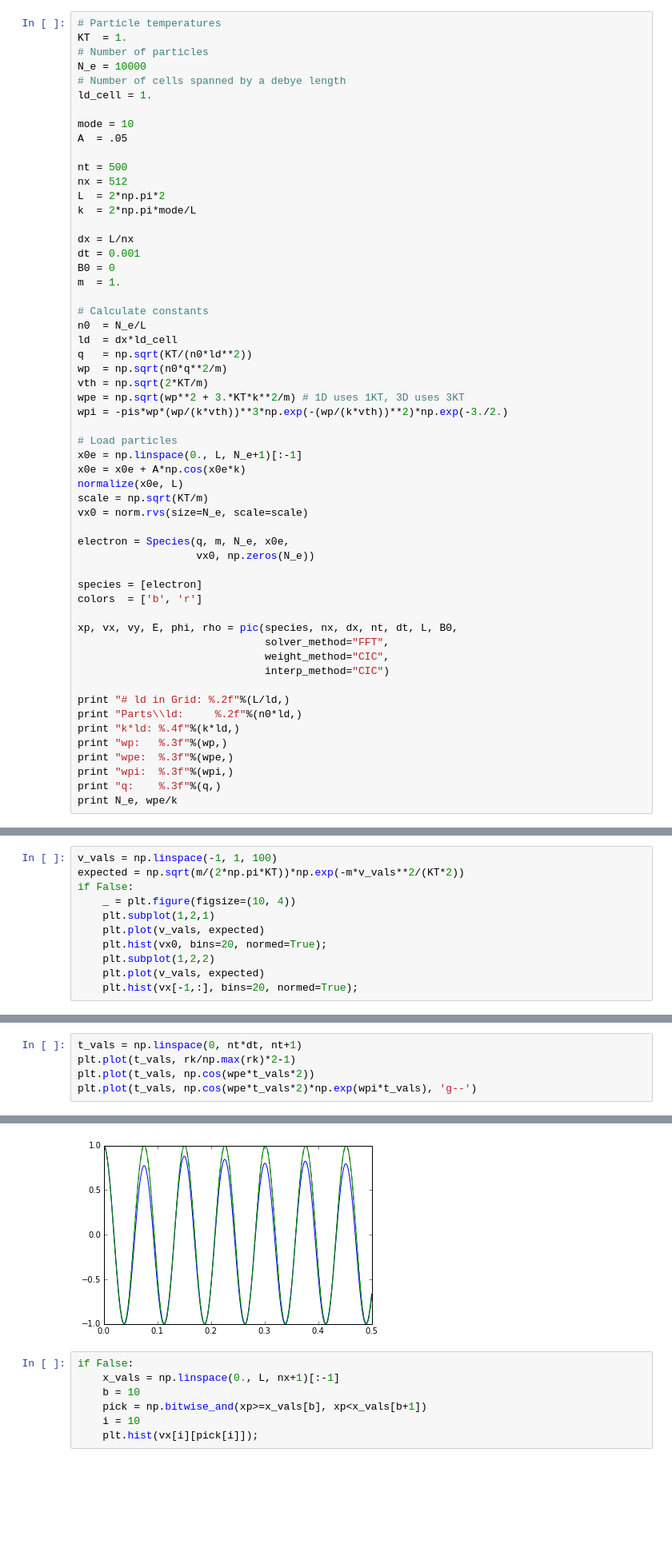
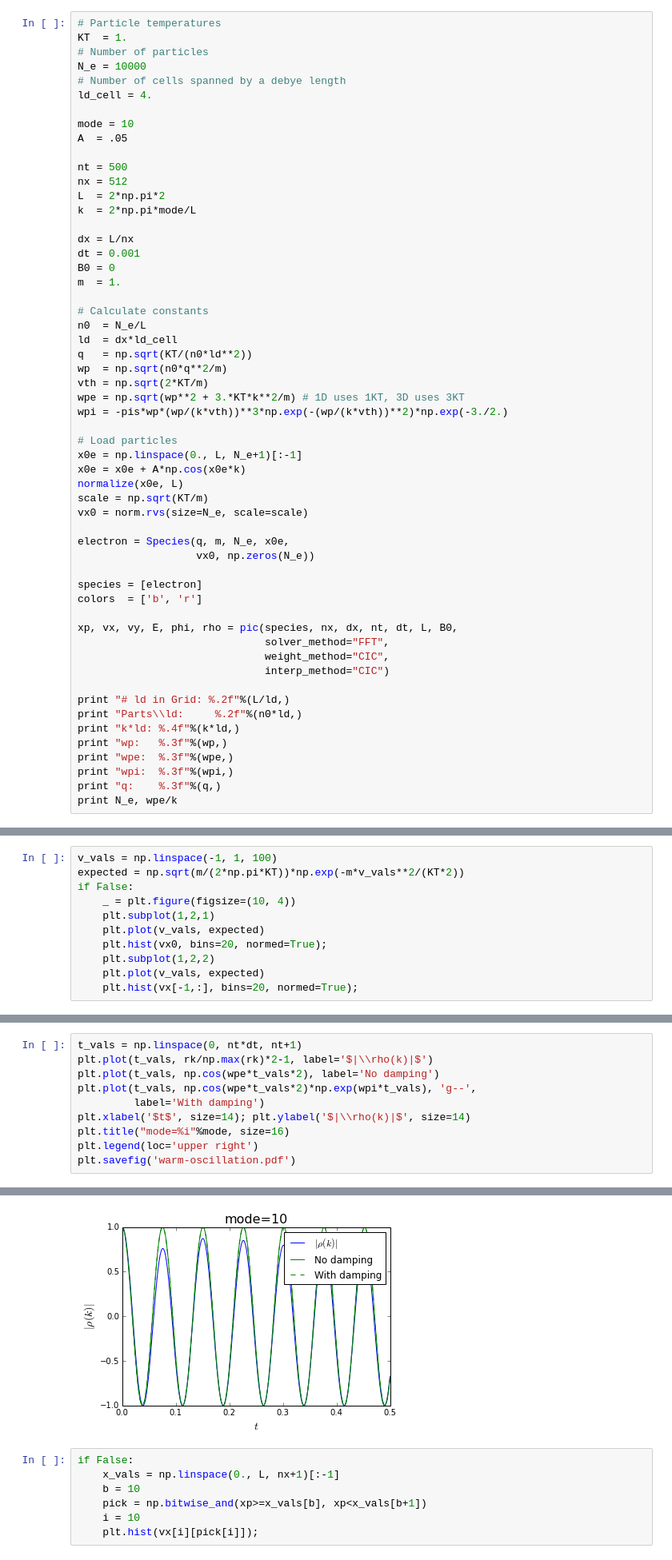
Before and after one commit to shigh/pyes1, a Jupyter notebook: pyes1/1d2v-warm.ipynb, the cells around one changed output, grey strips where cells are left out. Shown at 80% size. Drawn from its saved outputs; the diff is of its cells as text; blank space fills up the shorter version.

Commit message:
Updated plotting.

```diff
--- a/pyes1/1d2v-warm.ipynb
+++ b/pyes1/1d2v-warm.ipynb
@@ -27,7 +27,7 @@ KT  = 1.
 # Number of particles
 N_e = 10000
 # Number of cells spanned by a debye length
-ld_cell = 1.
+ld_cell = 4.
 
 mode = 10
 A  = .05
@@ -120,6 +120,11 @@ plt.plot(np.cos(wp*t_vals*2))
 # %%
 t_vals = np.linspace(0, nt*dt, nt+1)
-plt.plot(t_vals, rk/np.max(rk)*2-1)
-plt.plot(t_vals, np.cos(wpe*t_vals*2))
-plt.plot(t_vals, np.cos(wpe*t_vals*2)*np.exp(wpi*t_vals), 'g--')
+plt.plot(t_vals, rk/np.max(rk)*2-1, label='$|\\rho(k)|$')
+plt.plot(t_vals, np.cos(wpe*t_vals*2), label='No damping')
+plt.plot(t_vals, np.cos(wpe*t_vals*2)*np.exp(wpi*t_vals), 'g--',
+         label='With damping')
+plt.xlabel('$t$', size=14); plt.ylabel('$|\\rho(k)|$', size=14)
+plt.title("mode=%i"%mode, size=16)
+plt.legend(loc='upper right')
+plt.savefig('warm-oscillation.pdf')
 # %% [output]
@@ -127,4 +131,4 @@ plt.plot(t_vals, np.cos(wpe*t_vals*2)*np.exp(wpi*t_vals), 'g--')
-[figure, old version]
+[figure, new version]
 # %%
 if False:
     x_vals = np.linspace(0., L, nx+1)[:-1]
```
Also changed, not shown: parts of 4 cells of this notebook.
